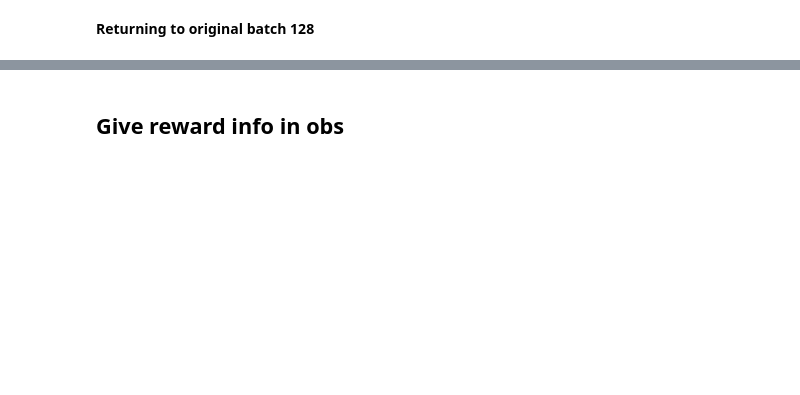
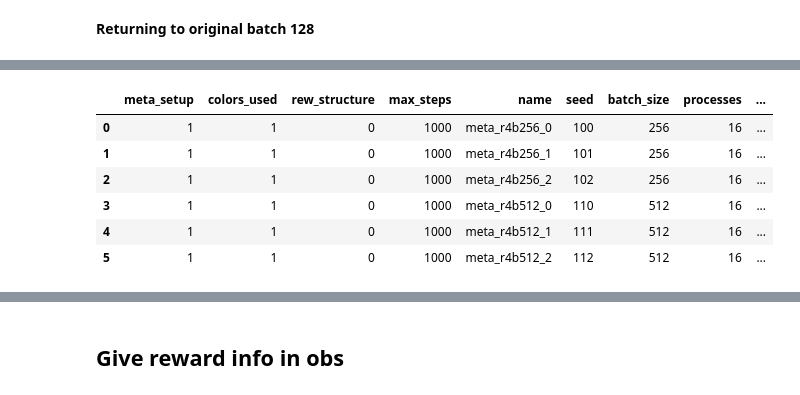
Before and after one commit to liuandrew/bart_ppo, a Jupyter notebook: write_and_test/write_experiments.ipynb, the cells around one changed output, grey strips where cells are left out. Drawn from its saved outputs; the diff is of its cells as text; code cells hidden in the pictures; blank space fills up the shorter version.

```diff
--- a/write_and_test/write_experiments.ipynb
+++ b/write_and_test/write_experiments.ipynb
@@ -2025,0 +2103,65 @@ pd.DataFrame(rows)
+# %%
+num_trials = 3
+
+rows = []
+batch_sizes = [256, 512]
+exp_type = 'r4'
+for i, batch_size in enumerate(batch_sizes):
+    for t in range(num_trials):
+        r = exp_type
+        exp_name = f'meta_{exp_type}b{batch_size}_{t}'
+        env_kwargs = {'meta_setup': 1, 'colors_used': 1,
+                    'rew_structure': 0, 'max_steps': 1000}
+        if 'easy' in exp_type:
+            env_kwargs['inflate_noise'] = 0
+        row = env_kwargs.copy()
+        seed = j*100+i*10+t
+        row['name'] = exp_name
+        row['seed'] = seed
+
+        rows.append(row)
+        config = {
+            'exp_name': exp_name,
+            'save_name': exp_name,
+            'num_env_steps': 1000000,
+            'env_name': 'BartMetaEnv',
+            'algo': 'ppo',
+            'num_mini_batch': 16,
+            'num_processes': 16,
+            'num_steps': batch_size,
+            'gamma': 0.99,
+
+            'checkpoint_interval': 10,
+            'ep_verbosity': 100,
+            'save_dir': 'meta',
+
+            'seed': seed,
+            'no_cuda': True,
+            'env_kwargs': env_kwargs,
+
+            'nn_base': 'DelayedRNNPPO',
+            'nn_base_kwargs': {'hidden_size': 64,},
+        }
+        # for k, v in variation['config'].items():
+        #     config[k] = v
+
+        row['name'] = config['exp_name']
+        row['batch_size'] = config['num_steps']
+        row['seed'] = config['seed']
+        row['processes'] = config['num_processes']
+        row['mini_batch'] = config['num_mini_batch']
+        row['total_steps'] = config['num_env_steps']
+        row['gamma'] = config['gamma']
+        # row['recurrent'] = config['nn_base_kwargs']['recurrent']
+        pickle.dump(config, open('../experiment_configs/' + exp_name, 'wb'))
+
+
+pd.DataFrame(rows)
+# %% [output]
+|  | meta_setup | colors_used | rew_structure | max_steps | name | seed | batch_size | processes | ... |
+| 0 | 1 | 1 | 0 | 1000 | meta_r4b256_0 | 100 | 256 | 16 | ... |
+| 1 | 1 | 1 | 0 | 1000 | meta_r4b256_1 | 101 | 256 | 16 | ... |
+| 2 | 1 | 1 | 0 | 1000 | meta_r4b256_2 | 102 | 256 | 16 | ... |
+| 3 | 1 | 1 | 0 | 1000 | meta_r4b512_0 | 110 | 512 | 16 | ... |
+| 4 | 1 | 1 | 0 | 1000 | meta_r4b512_1 | 111 | 512 | 16 | ... |
+| 5 | 1 | 1 | 0 | 1000 | meta_r4b512_2 | 112 | 512 | 16 | ... |
```
Also changed, not shown: parts of 3 cells of this notebook, 3 other files.
